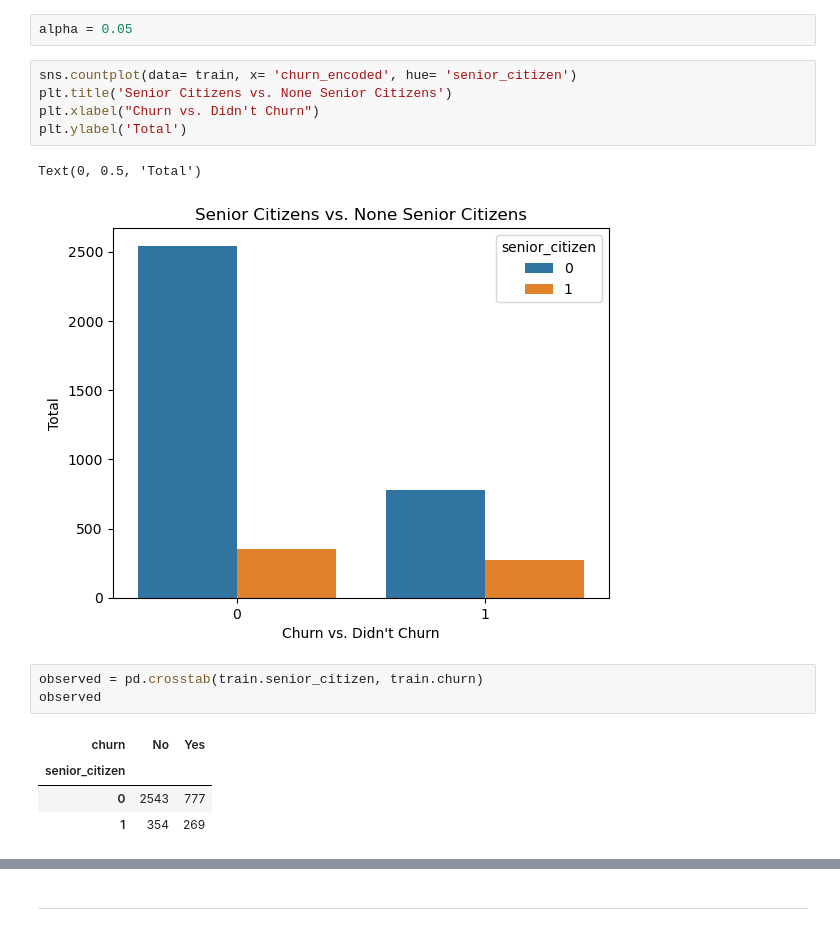
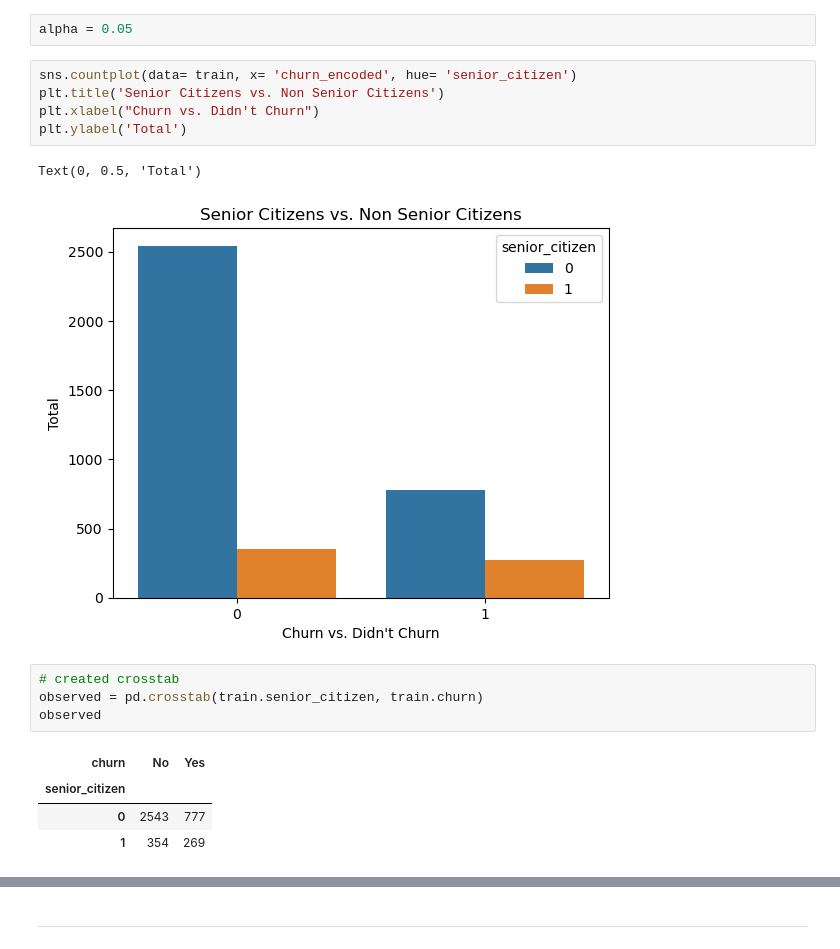
Before and after one commit to EstebanHernandez0/Predicting_Customer_Status, a Jupyter notebook: Final_Report.ipynb, the cells around one changed output, grey strips where cells are left out. Cells and saved outputs as stored; diff of their text form.

```diff
--- a/Final_Report.ipynb
+++ b/Final_Report.ipynb
@@ -144,13 +165,14 @@ Text(0, 0.5, 'Total')
 alpha = 0.05
 # %%
 sns.countplot(data= train, x= 'churn_encoded', hue= 'senior_citizen')
-plt.title('Senior Citizens vs. None Senior Citizens')
+plt.title('Senior Citizens vs. Non Senior Citizens')
 plt.xlabel("Churn vs. Didn't Churn")
 plt.ylabel('Total')
 # %% [output]
 Text(0, 0.5, 'Total')
-[figure, old version]
+[figure, new version]
 # %%
+# created crosstab
 observed = pd.crosstab(train.senior_citizen, train.churn)
 observed
 # %% [output]
```
Also changed, not shown: parts of 100 cells of this notebook.
